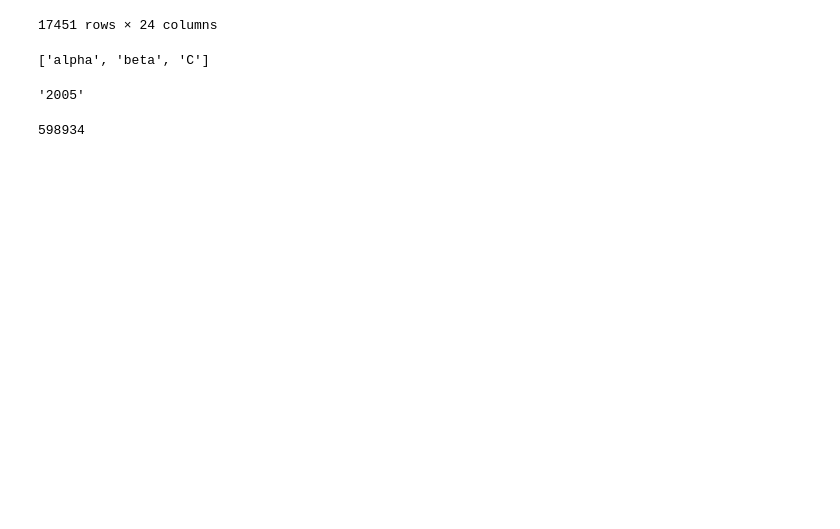
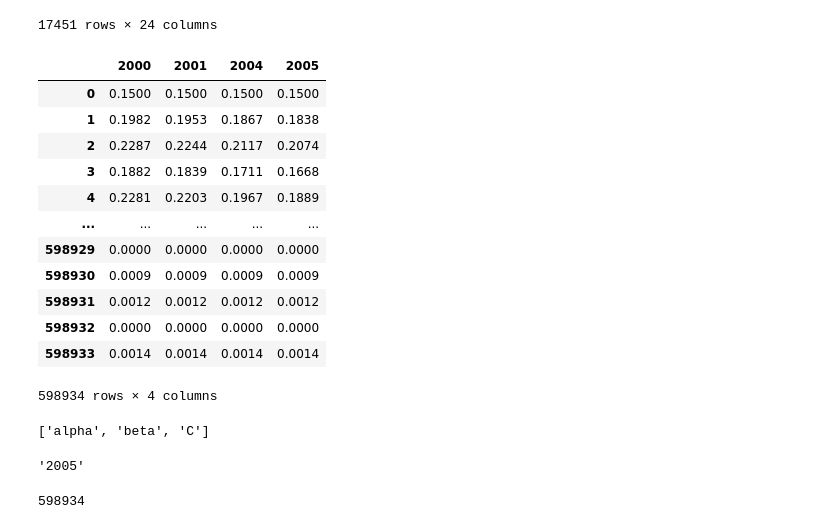
Before and after one commit to mi3nts/environmentalSocialHealth, a Jupyter notebook: notebooks/modelIncludeCensus.ipynb, the cells around one changed output. Cells and saved outputs as stored; diff of their text form; code cells hidden in the pictures; blank space fills up the shorter version.

```diff
--- a/notebooks/modelIncludeCensus.ipynb
+++ b/notebooks/modelIncludeCensus.ipynb
@@ -32,3 +33,22 @@ df.loc[df['census_var'].str.contains('B19013')]
 | 476992 | 79928 | 45184.0 | 45184.0 | 45184.0 | 45184.0 | 45184.0 | 45184.0 | 45184.0 | 45184.0 | 45184.0 | ... | ... |
 | 476993 | 79942 | NaN | NaN | NaN | NaN | NaN | NaN | NaN | NaN | NaN | ... | ... |
 17451 rows × 24 columns
+# %%
+one = ['2000','2001']
+two = ['2004','2005']
+# %%
+df.loc[:,one+two]
+# %% [output]
+|  | 2000 | 2001 | 2004 | 2005 |
+| 0 | 0.1500 | 0.1500 | 0.1500 | 0.1500 |
+| 1 | 0.1982 | 0.1953 | 0.1867 | 0.1838 |
+| 2 | 0.2287 | 0.2244 | 0.2117 | 0.2074 |
+| 3 | 0.1882 | 0.1839 | 0.1711 | 0.1668 |
+| 4 | 0.2281 | 0.2203 | 0.1967 | 0.1889 |
+| ... | ... | ... | ... | ... |
+| 598929 | 0.0000 | 0.0000 | 0.0000 | 0.0000 |
+| 598930 | 0.0009 | 0.0009 | 0.0009 | 0.0009 |
+| 598931 | 0.0012 | 0.0012 | 0.0012 | 0.0012 |
+| 598932 | 0.0000 | 0.0000 | 0.0000 | 0.0000 |
+| 598933 | 0.0014 | 0.0014 | 0.0014 | 0.0014 |
+598934 rows × 4 columns
```
Also changed, not shown: parts of 8 cells of this notebook, 2 other files.
